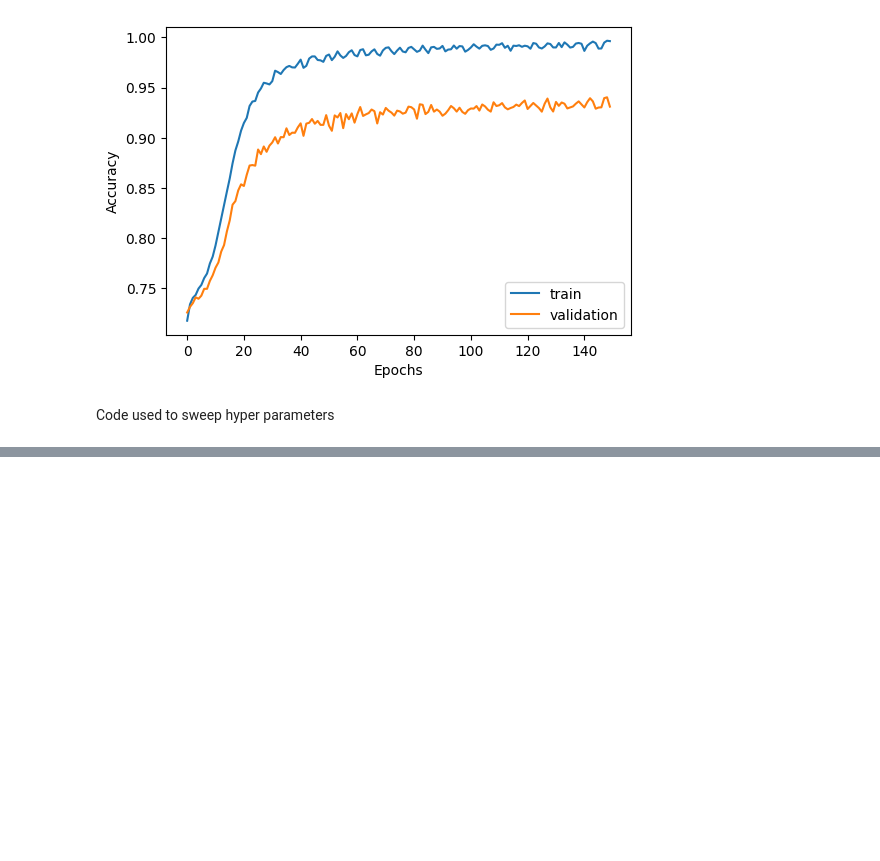
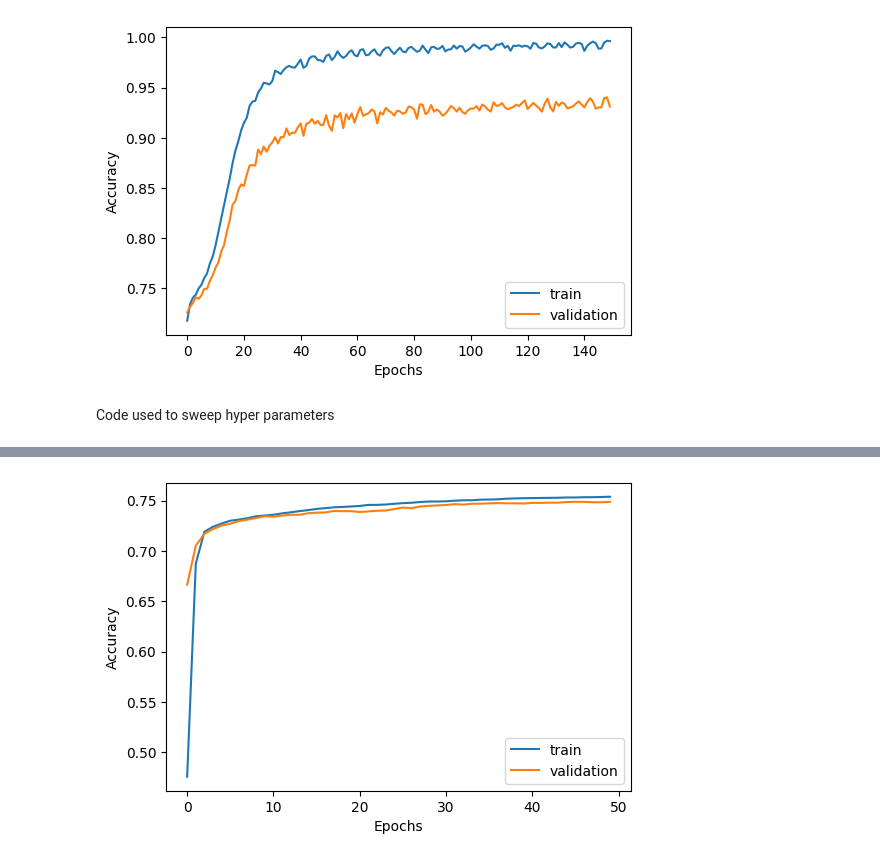
Before and after one commit to ShyEagle21/Practice, a Jupyter notebook: ML_1_hw2/Problem 2.ipynb, the cells around one changed output, grey strips where cells are left out. Saved outputs shown, nothing was run; the diff lists cells and outputs as text; code cells hidden in the pictures; blank space fills up the shorter version.

```diff
--- a/ML_1_hw2/Problem 2.ipynb
+++ b/ML_1_hw2/Problem 2.ipynb
@@ -320,0 +340,28 @@ for num_layers in num_layers_list:
+# %%
+train_acc_history = []
+val_acc_history = []
+
+for epoch in range(50):
+
+    # Training loop
+    train_acc = 0.0
+    for batch, (X, y) in enumerate(train_loader):
+        pred = NN(X) # predict logits
+        loss = CrossEntropy(pred, y.type(torch.LongTensor)) # compute Cross Entropy loss
+        loss.backward() # backward pass
+        optimizer.step() # update step
+        optimizer.zero_grad()
+        train_acc += (pred.softmax(dim=1).argmax(dim=1) == y).type(torch.float).sum() / len(train_dataset)
+    train_acc_history.append(train_acc)
+
+    # Validation loop
+    val_acc = 0.0
+    with torch.no_grad():
+        for batch, (X, y) in enumerate(val_loader):
+            pred = NN(X)
+            #loss = CrossEntropy(pred, y.type(torch.LongTensor))
+            val_acc += (pred.softmax(dim=1).argmax(dim=1) == y).type(torch.float).sum() / len(val_dataset)
+        val_acc_history.append(val_acc)
+
+    if (epoch + 1) % 5 == 0:
+        print(f"Epoch {epoch+1} train accuracy:, {round(float(train_acc), 4)}, validation accuracy:, {round(float(val_acc), 4)}")
@@ -320,0 +379,10 @@ for num_layers in num_layers_list:
+# %%
+fig = plt.figure(figsize=(6,4))
+plt.plot(train_acc_history, label='train')
+plt.plot(val_acc_history, label='validation')
+plt.legend()
+plt.xlabel('Epochs')
+plt.ylabel('Accuracy')
+plt.show()
+# %% [output]
+[figure, added]
```
Also changed, not shown: parts of 7 cells of this notebook, 1 other file.
